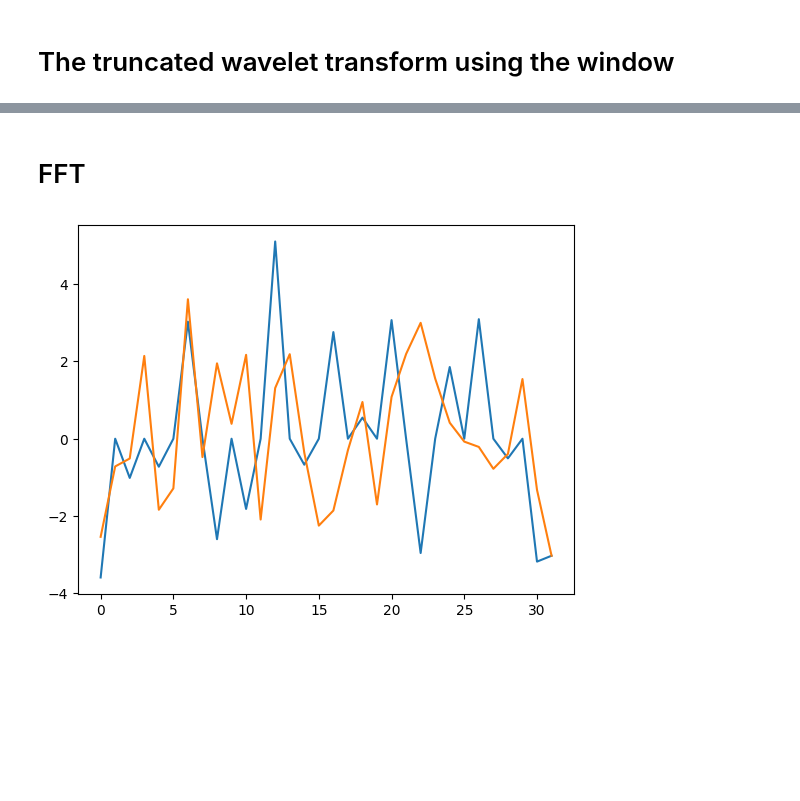
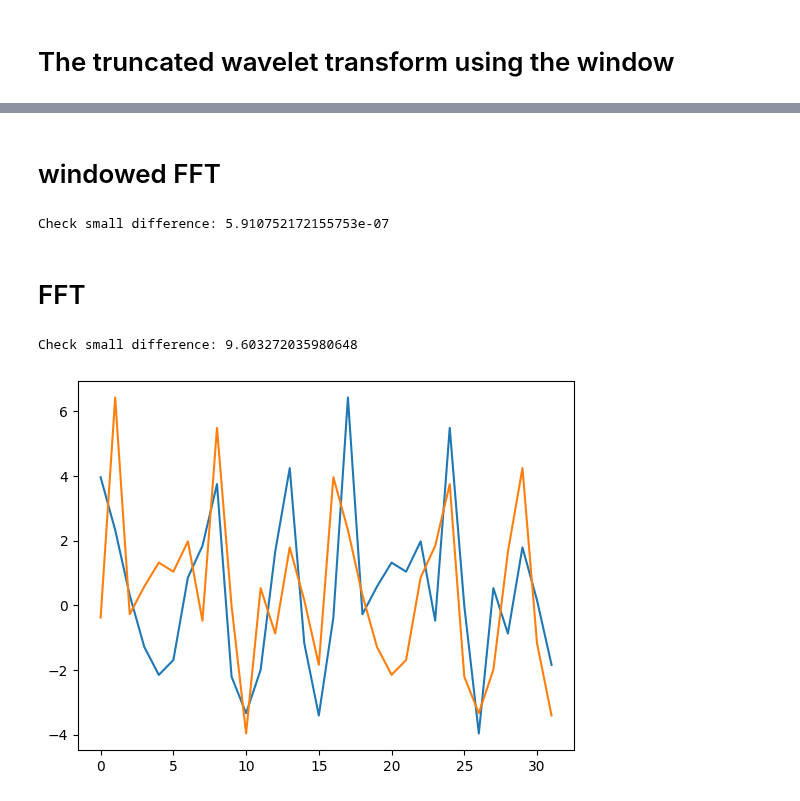
Before and after one commit to cjm96/WDM_GW_wavelets, a Jupyter notebook: examples/plotting_the_mother_wavelet.ipynb, the cells around one changed output, grey strips where cells are left out. Drawn from its saved outputs; the diff is of its cells as text; code cells hidden in the pictures; blank space fills up the shorter version.

```diff
--- a/examples/plotting_the_mother_wavelet.ipynb
+++ b/examples/plotting_the_mother_wavelet.ipynb
@@ -517,12 +513,26 @@ Check small error: 1.0548327570303329e-06
 # %% [markdown]
-# FFT
+# windowed FFT
 # %%
-w = wdm.forward_transform_truncated_fft(x, m0=True)
+w = wdm.forward_transform_truncated_windowed_fft(x)
 
 W = wdm.forward_transform_truncated(x)
+
+print(f"Check small difference: {np.max(np.abs(w[:,1:]-W[:,1:]))}")
+# %% [output]
+Check small difference: 5.910752172155753e-07
-# %%
-plt.plot(w[:,0])
-plt.plot(W[:,0])
-plt.show()
-# %% [output]
-[figure, removed]
+# %% [markdown]
+# FFT
+# %%
+w = wdm.forward_transform_truncated_fft(x)
+
+W = wdm.forward_transform_truncated(x)
+
+print(f"Check small difference: {np.max(np.abs(w[:,1:]-W[:,1:]))}")
+# %% [output]
+Check small difference: 9.603272035980648
+# %%
+plt.plot(w[:,1])
+plt.plot(W[:,1])
+plt.show()
+# %% [output]
+[figure, added]
```
Also changed, not shown: parts of 2 cells of this notebook, 5 other files.
